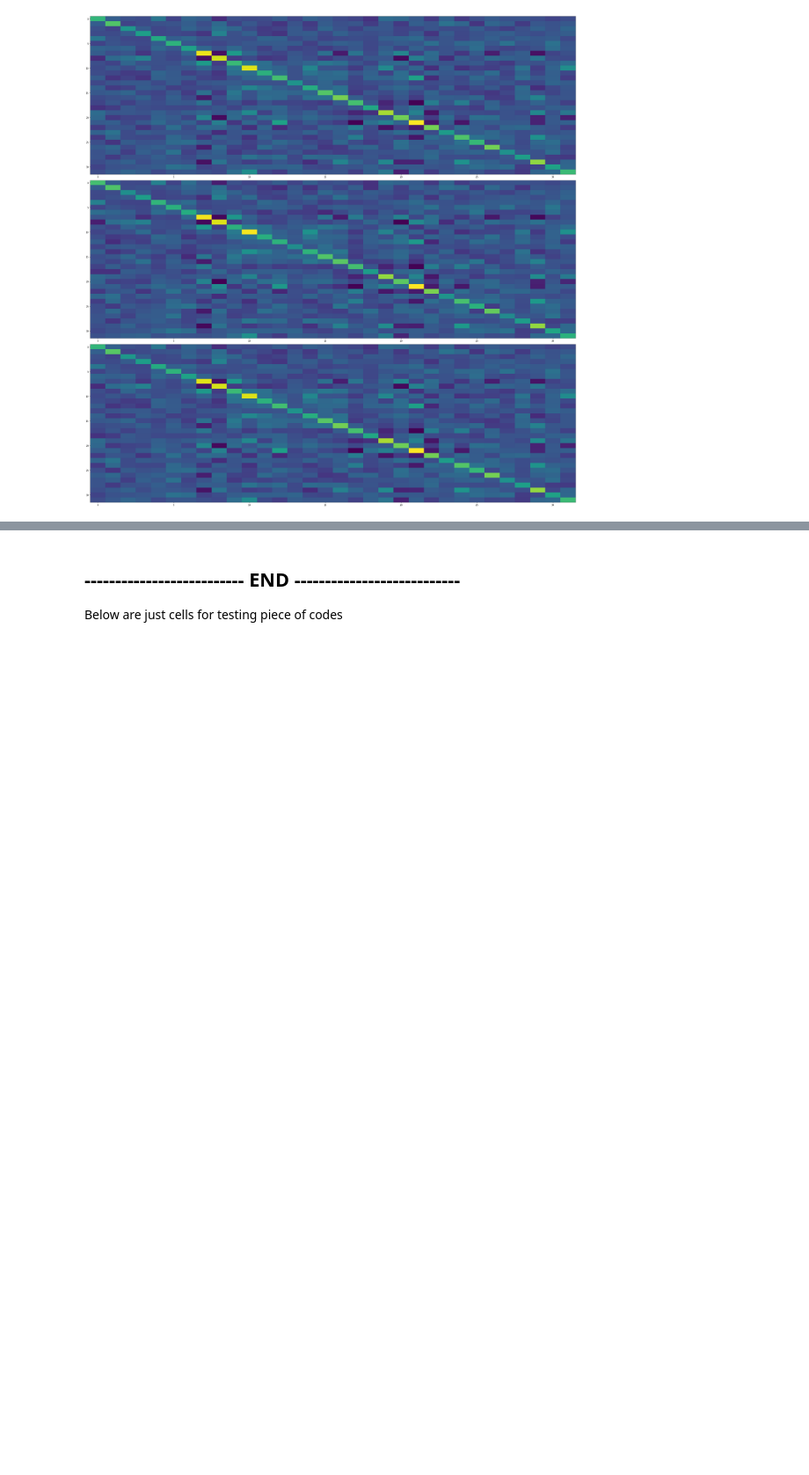
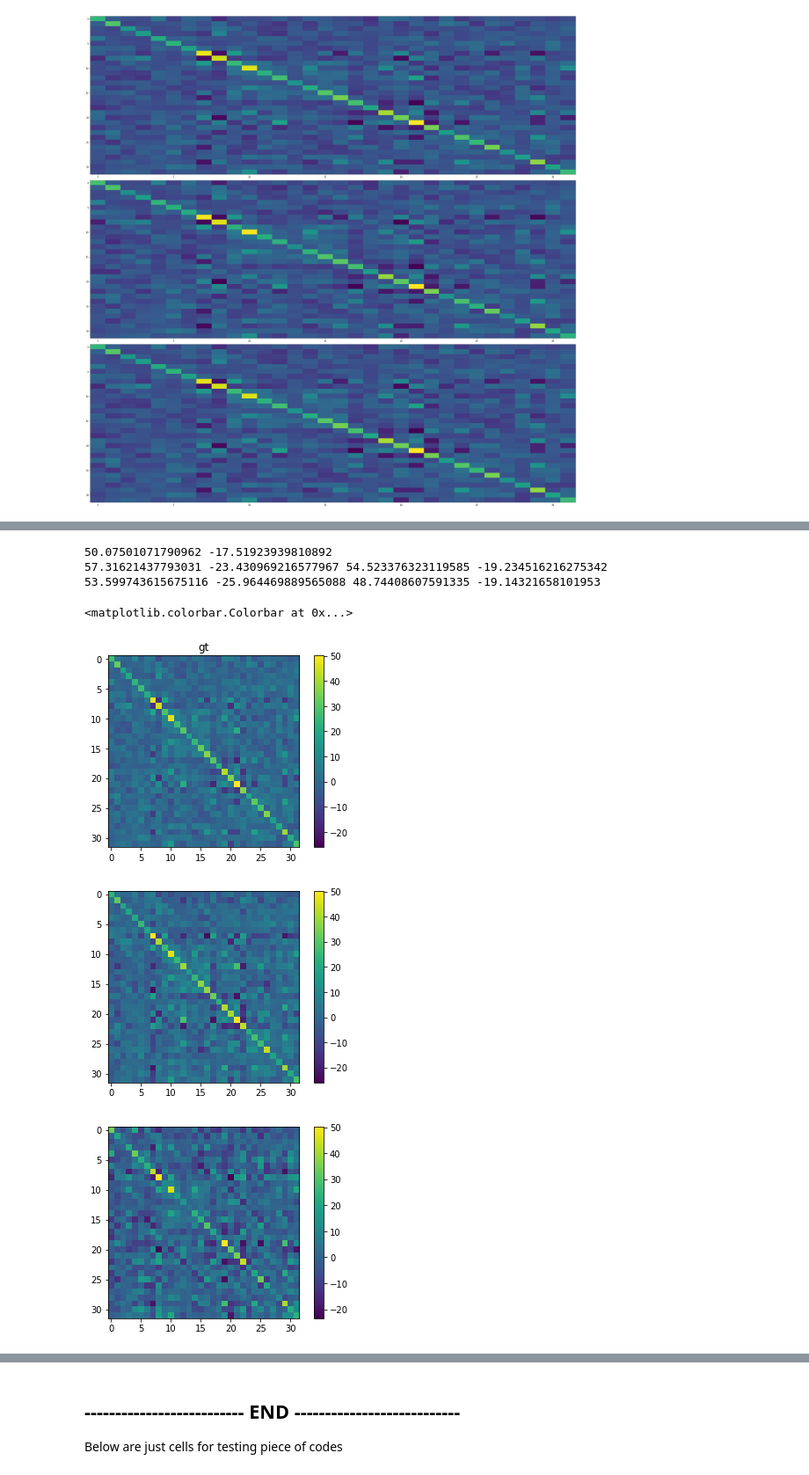
Before and after one commit to antmaio/FrechetMotionDistance, a Jupyter notebook: FGD_Conv1d.ipynb, the cells around one changed output, grey strips where cells are left out. Shown at 88% size. Drawn from its saved outputs; the diff is of its cells as text; code cells hidden in the pictures; blank space fills up the shorter version.

```diff
--- a/FGD_Conv1d.ipynb
+++ b/FGD_Conv1d.ipynb
@@ -667,6 +668,7 @@ class EmbeddingNet(nn.Module):
             assert False
 
         out_poses = self.decoder(latent_feat, pre_poses)
+        return context_feat, context_mu, context_logvar, poses_feat, pose_mu, pose_logvar, out_poses
 
 
     def freeze_pose_nets(self):
@@ -1153,0 +1192,33 @@ array([[False, False, False, ..., False, False, False],
+# %%
+
+cov = np.cov(latent_spaces.permute(1,0).detach().cpu().numpy())
+
+covn = np.cov(latent_spaces_noisy.permute(1,0).detach().cpu().numpy())
+covv = np.cov(latent_spaces_v.permute(1,0).detach().cpu().numpy())
+
+covng = np.cov(latent_spaces_noisy_g.permute(1,0).detach().cpu().numpy())
+covvg = np.cov(latent_spaces_v_g.permute(1,0).detach().cpu().numpy())
+
+print(cov.max(), cov.min())
+print(covn.max(), covn.min(), covv.max(), covv.min())
+print(covng.max(), covng.min(), covvg.max(), covvg.min())
+
+plt.imshow(cov, vmax=cov.max(), vmin = covng.min())
+plt.title('gt')
+plt.colorbar()
+
+plt.figure()
+plt.imshow(covn, vmax=cov.max(), vmin = covng.min())
+plt.colorbar()
+plt.figure()
+
+plt.imshow(covng, vmax=cov.max(), vmin=covn.min())
+plt.colorbar()
+# %% [output]
+50.07501071790962 -17.51923939810892
+57.31621437793031 -23.430969216577967 54.523376323119585 -19.234516216275342
+53.599743615675116 -25.964469889565088 48.74408607591335 -19.14321658101953
+<matplotlib.colorbar.Colorbar at 0x...>
+[figure, added]
+[figure, added]
+[figure, added]
```
Also changed, not shown: parts of 5 cells of this notebook.
